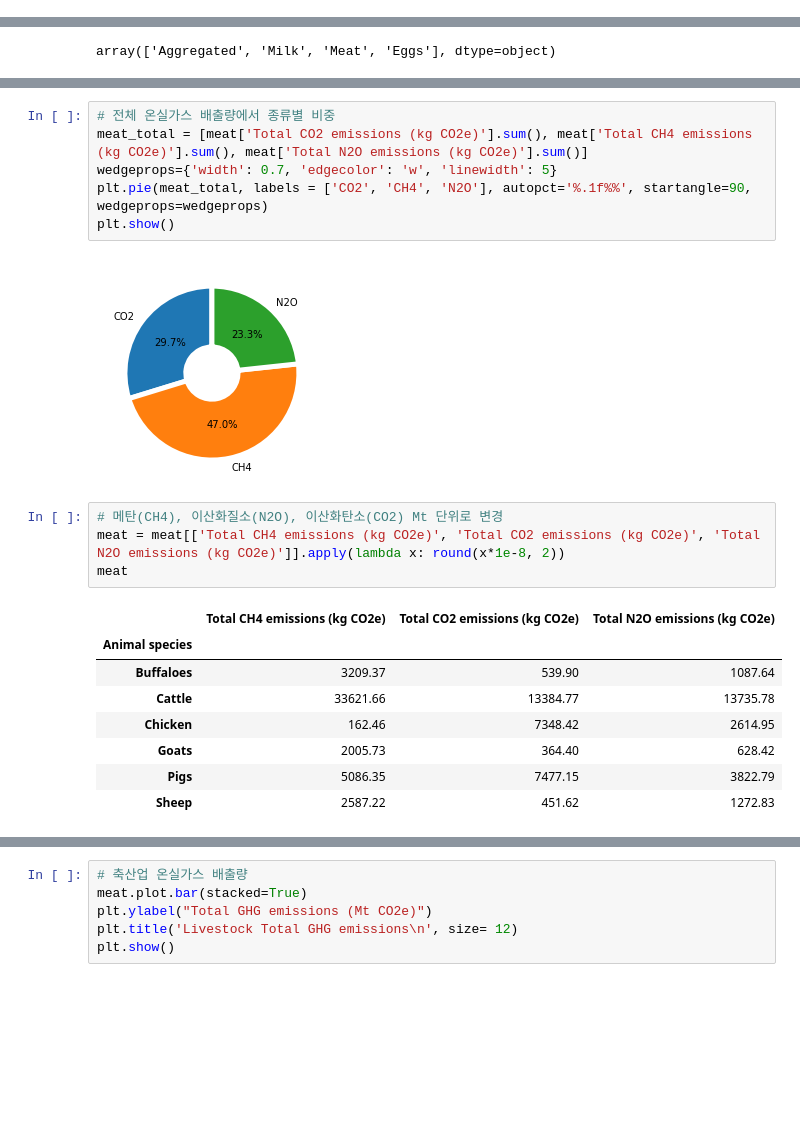
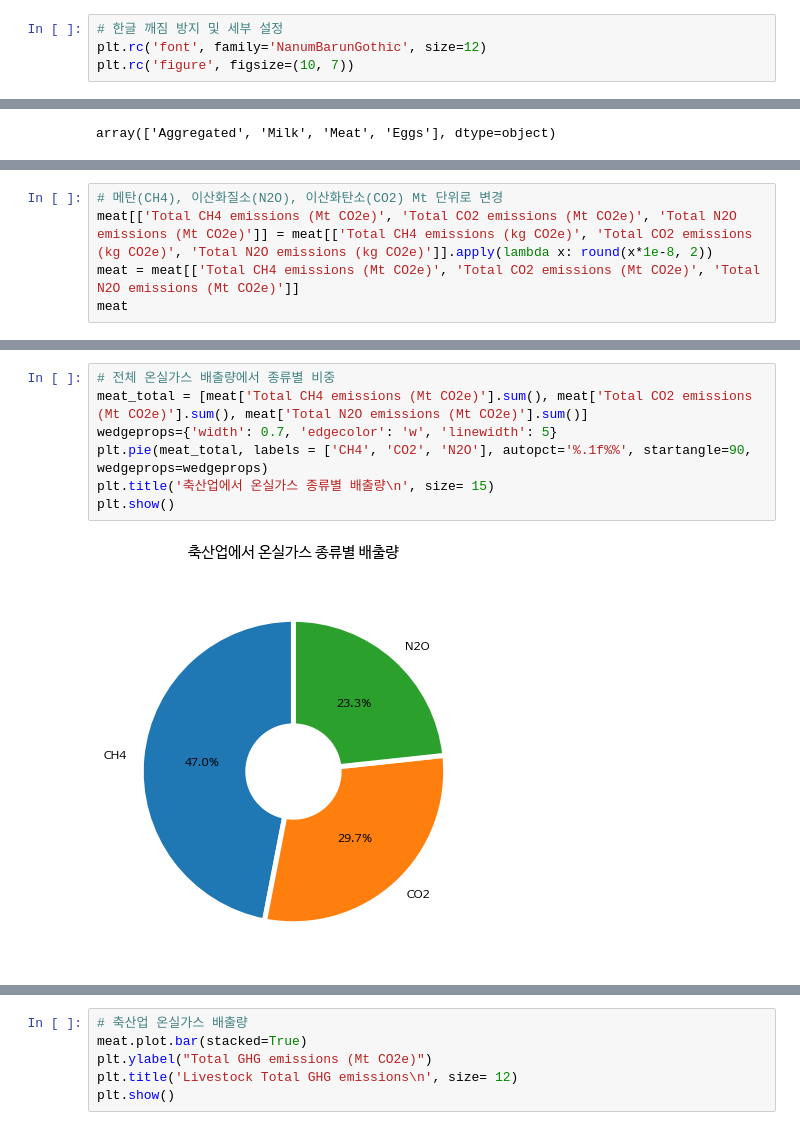
Before and after one commit to zzzzsb/Veganner, a Jupyter notebook: FoodEmissions.ipynb, the cells around one changed output, grey strips where cells are left out. Saved outputs shown, nothing was run; the diff lists cells and outputs as text; blank space fills up the shorter version.

```diff
--- a/FoodEmissions.ipynb
+++ b/FoodEmissions.ipynb
@@ -8,3 +12,7 @@ warnings.filterwarnings('ignore')
+# %%
+# 한글 깨짐 방지 및 세부 설정
+plt.rc('font', family='NanumBarunGothic', size=12)
+plt.rc('figure', figsize=(10, 7))
 # %%
 from google.colab import drive
 drive.mount('/content/drive')
@@ -660,3 +736,8 @@ meat
 | Goats | 2.998545e+11 | 3.643984e+10 | 2.005732e+11 | 6.284151e+10 |
 | Pigs | 1.638629e+12 | 7.477151e+11 | 5.086355e+11 | 3.822788e+11 |
 | Sheep | 4.311667e+11 | 4.516168e+10 | 2.587220e+11 | 1.272830e+11 |
+# %%
+# 메탄(CH4), 이산화질소(N2O), 이산화탄소(CO2) Mt 단위로 변경
+meat[['Total CH4 emissions (Mt CO2e)', 'Total CO2 emissions (Mt CO2e)', 'Total N2O emissions (Mt CO2e)']] = meat[['Total CH4 emissions (kg CO2e)', 'Total CO2 emissions (kg CO2e)', 'Total N2O emissions (kg CO2e)']].apply(lambda x: round(x*1e-8, 2))
+meat = meat[['Total CH4 emissions (Mt CO2e)', 'Total CO2 emissions (Mt CO2e)', 'Total N2O emissions (Mt CO2e)']]
+meat
@@ -663,21 +753,9 @@ meat
 # %%
 # 전체 온실가스 배출량에서 종류별 비중
-meat_total = [meat['Total CO2 emissions (kg CO2e)'].sum(), meat['Total CH4 emissions (kg CO2e)'].sum(), meat['Total N2O emissions (kg CO2e)'].sum()]
+meat_total = [meat['Total CH4 emissions (Mt CO2e)'].sum(), meat['Total CO2 emissions (Mt CO2e)'].sum(), meat['Total N2O emissions (Mt CO2e)'].sum()]
 wedgeprops={'width': 0.7, 'edgecolor': 'w', 'linewidth': 5}
-plt.pie(meat_total, labels = ['CO2', 'CH4', 'N2O'], autopct='%.1f%%', startangle=90, wedgeprops=wedgeprops)
+plt.pie(meat_total, labels = ['CH4', 'CO2', 'N2O'], autopct='%.1f%%', startangle=90, wedgeprops=wedgeprops)
+plt.title('축산업에서 온실가스 종류별 배출량\n', size= 15)
 plt.show()
 # %% [output]
-[figure, old version]
+[figure, new version]
-# %%
-# 메탄(CH4), 이산화질소(N2O), 이산화탄소(CO2) Mt 단위로 변경
-meat = meat[['Total CH4 emissions (kg CO2e)', 'Total CO2 emissions (kg CO2e)', 'Total N2O emissions (kg CO2e)']].apply(lambda x: round(x*1e-8, 2))
-meat
-# %% [output]
-|  | Total CH4 emissions (kg CO2e) | Total CO2 emissions (kg CO2e) | Total N2O emissions (kg CO2e) |
-| Animal species |  |  |  |
-| Buffaloes | 3209.37 | 539.90 | 1087.64 |
-| Cattle | 33621.66 | 13384.77 | 13735.78 |
-| Chicken | 162.46 | 7348.42 | 2614.95 |
-| Goats | 2005.73 | 364.40 | 628.42 |
-| Pigs | 5086.35 | 7477.15 | 3822.79 |
-| Sheep | 2587.22 | 451.62 | 1272.83 |
```
Also changed, not shown: parts of 16 cells of this notebook.
